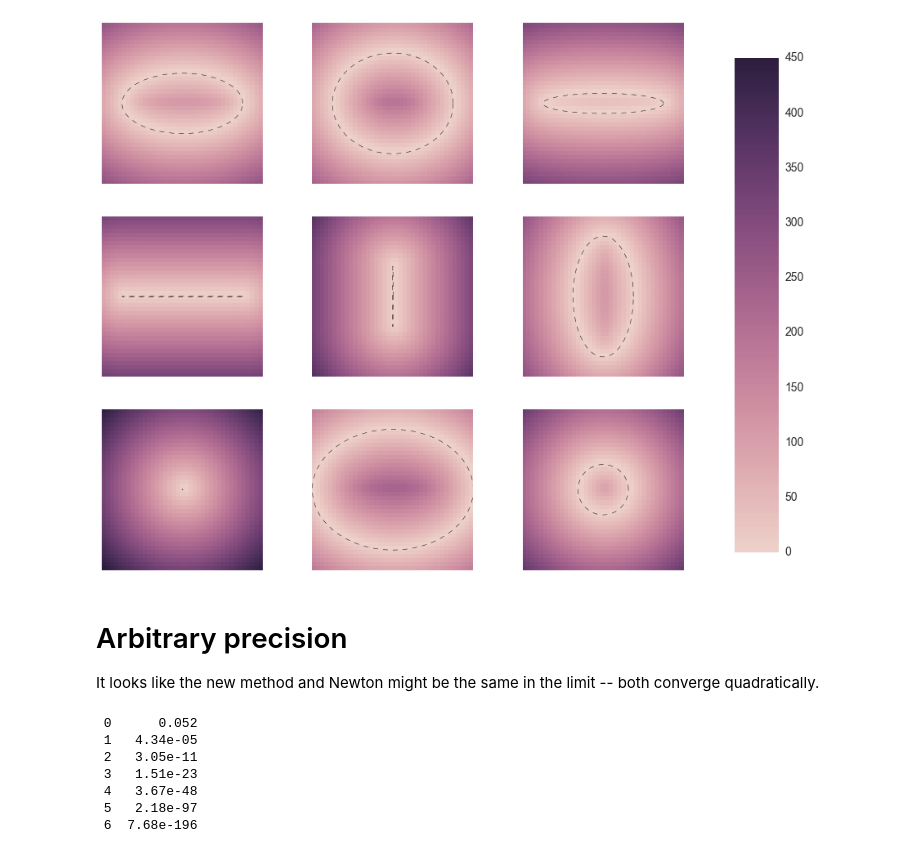
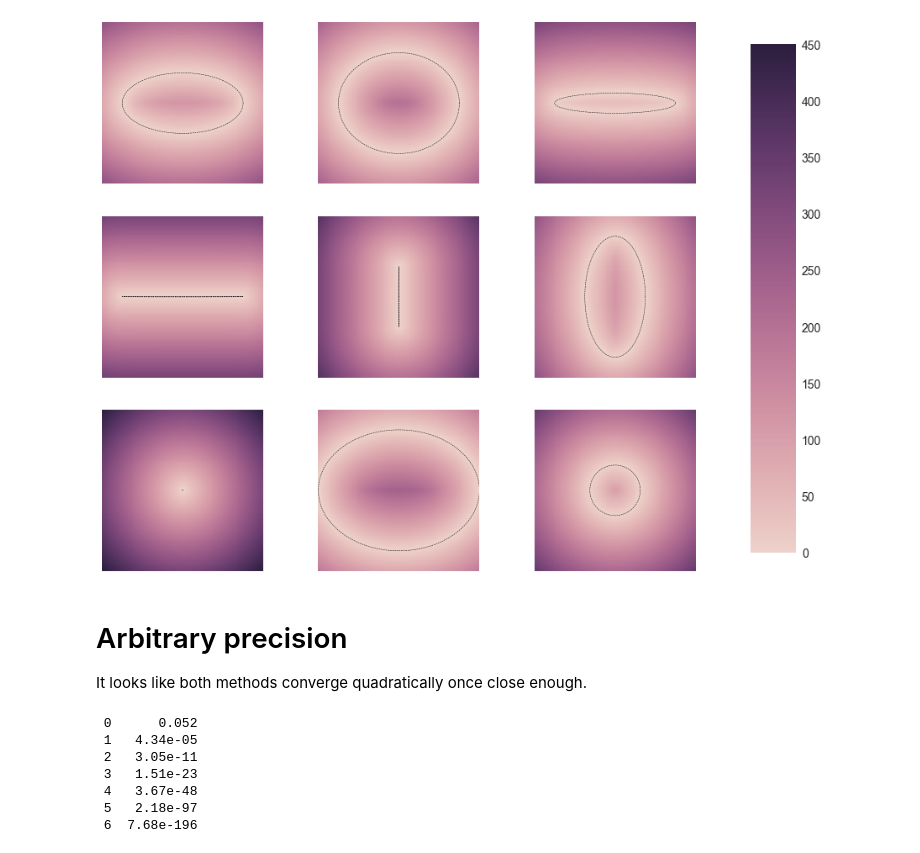
Before and after one commit to sharnett/point_to_ellipse, a Jupyter notebook: point_to_ellipse.ipynb, the cells around one changed output. Saved outputs shown, nothing was run; the diff lists cells and outputs as text; code cells hidden in the pictures.

```diff
--- a/point_to_ellipse.ipynb
+++ b/point_to_ellipse.ipynb
@@ -55,16 +55,16 @@ def get_distance(a, b, x, y):
         raise RuntimeError('Newton failed to converge in %d iterations' % MAX_IT)
     return f(t, a, b, x, y)**.5, i
 # %%
-def solve(a, b, px, py):
+def new_method(a, b, px, py):
     if (px, py) == (0, 0): return min(a, b)
     px, py = abs(px), abs(py)
     t = T_START
     for i in range(MAX_IT):
-        t_step = a_step(t, a, b, px, py)
+        t_step = step(t, a, b, px, py)
         t = np.clip(t + t_step, T_MIN, T_MAX)
         if abs(t_step) < TOL: break
     else:
-        raise RuntimeError('Special method failed to converge in %d iterations' % MAX_IT)
+        raise RuntimeError('New method failed to converge in %d iterations' % MAX_IT)
     return f(t, a, b, px, py)**.5, i
 # %%
 SPECIAL_ITS = 3
@@ -73,7 +73,7 @@ def hybrid(a, b, x, y):
     x, y = abs(x), abs(y)
     t = T_START
     for i in range(MAX_IT):
-        t_step = (a_step(t, a, b, x, y) if i < SPECIAL_ITS
+        t_step = (step(t, a, b, x, y) if i < SPECIAL_ITS
                   else -df(t, a, b, x, y)/d2f(t, a, b, x, y))
         t = np.clip(t + t_step, T_MIN, T_MAX)
         if abs(t_step) < TOL:
@@ -88,6 +90,6 @@ for i in range(10000):
     b = 2*np.random.rand()
     x = 4*np.random.rand()-2
     y = 4*np.random.rand()-2
-    ddd.append(get_distance(a, b, x, y)[1])
-    ddd2.append(solve(a, b, x, y)[1])
+    ddd.append(newton(a, b, x, y)[1])
+    ddd2.append(new_method(a, b, x, y)[1])
     ddd3.append(hybrid(a, b, x, y)[1])
@@ -100,7 +114,7 @@ for _i, (a, b) in enumerate([(240, 120), (240, 200), (240, 40),
                              (240, 1), (1, 120), (120, 240),
                              (1, 2), (320, 240), (100, 100)]):
     for i, j in itertools.product(range(x.shape[0]), range(x.shape[1])):
-        ddd.append(get_distance(a, b, x[i, j], y[i, j])[1])
-        ddd2.append(solve(a, b, x[i, j], y[i, j])[1])
+        ddd.append(newton(a, b, x[i, j], y[i, j])[1])
+        ddd2.append(new_method(a, b, x[i, j], y[i, j])[1])
         ddd3.append(hybrid(a, b, x[i, j], y[i, j])[1])
 # %%
@@ -125,38 +139,38 @@ pd.Series(ddd3).value_counts().reindex(range(12)).plot(kind='bar', ax=ax[2]);
 # %%
 fig, ax = plt.subplots(3, 3, figsize=(15, 12))
 
-n = 40j
+n = 100j
 xmin, xmax, ymin, ymax = -320, 320, -320, 320
 
 y, x = np.mgrid[ymin:ymax:n, xmin:xmax:n]
 z = np.empty_like(x)
 t = np.linspace(0, 2*np.pi, 200)
 
 for _i, (a, b) in enumerate([(240, 120), (240, 200), (240, 40),
                              (240, 1), (1, 120), (120, 240),
                              (1, 2), (320, 240), (100, 100)]):
     for i, j in itertools.product(range(x.shape[0]), range(x.shape[1])):
         z[i, j], _ = hybrid(a, b, x[i, j], y[i, j])
 
     ii, jj = _i//3, _i%3
     im = ax[ii, jj].pcolor(x, y, z, vmin=0, vmax=450, cmap=sns.cubehelix_palette(as_cmap=True))
     ax[ii, jj].plot(a*cos(t), b*sin(t), 'k--', lw=.5)
 
     ax[ii, jj].set_xlim(-320, 320)
     ax[ii, jj].set_ylim(-320, 320)
     ax[ii, jj].xaxis.set_ticks([])
     ax[ii, jj].yaxis.set_ticks([])
     ax[ii, jj].set_aspect('equal')
 
 fig.subplots_adjust(right=0.8)
 cbar_ax = fig.add_axes([0.85, 0.15, 0.05, 0.7])
 fig.colorbar(im, cax=cbar_ax);
 # %% [output]
-[figure, old version]
+[figure, new version]
 # %% [markdown]
 # Arbitrary precision
 
-It looks like the new method and Newton might be the same in the limit -- both converge quadratically.
+It looks like both methods converge quadratically once close enough.
 # %%
 from mpmath import mp
 mp.dps = 200
```
Also changed, not shown: parts of 8 cells of this notebook.
